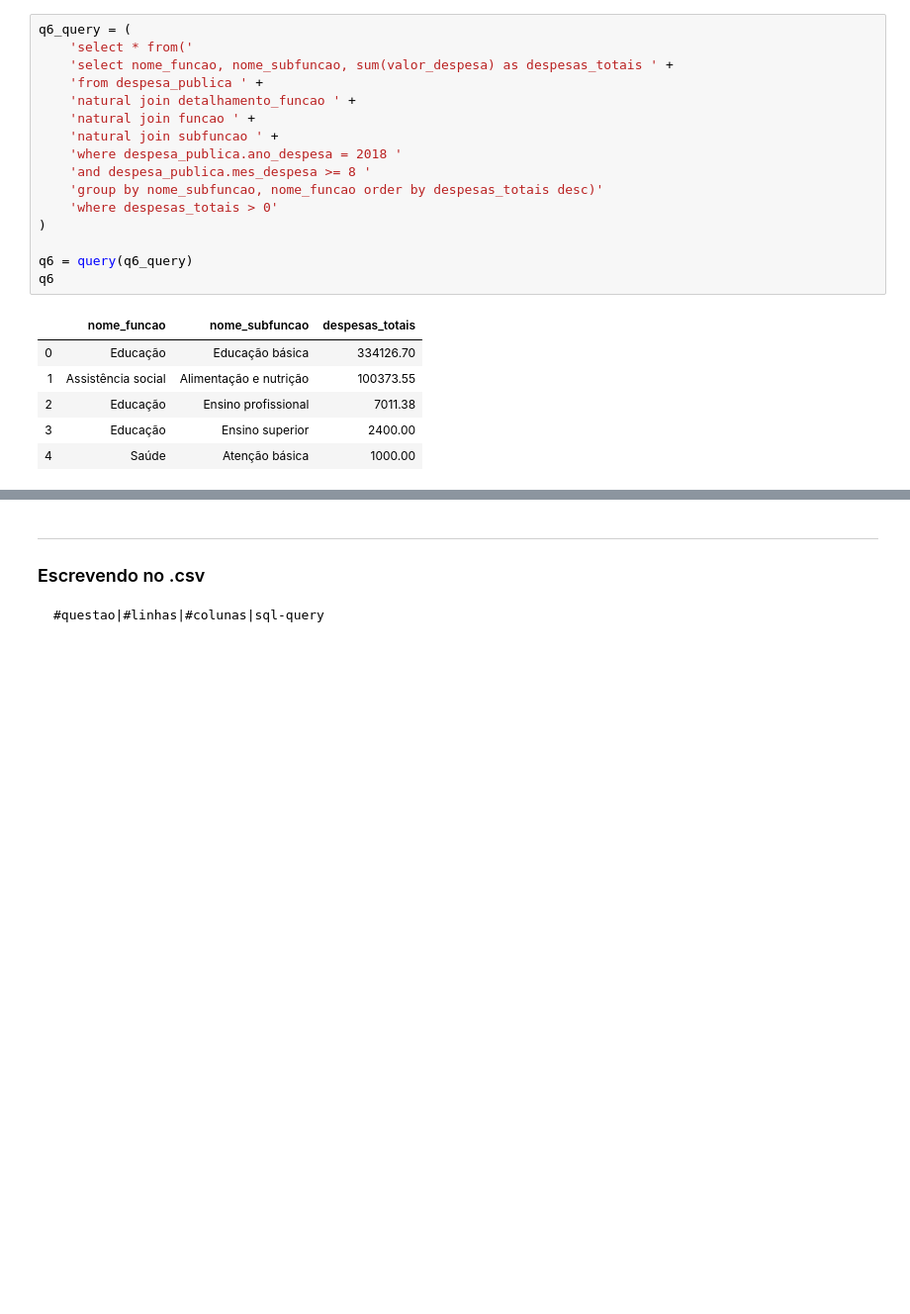
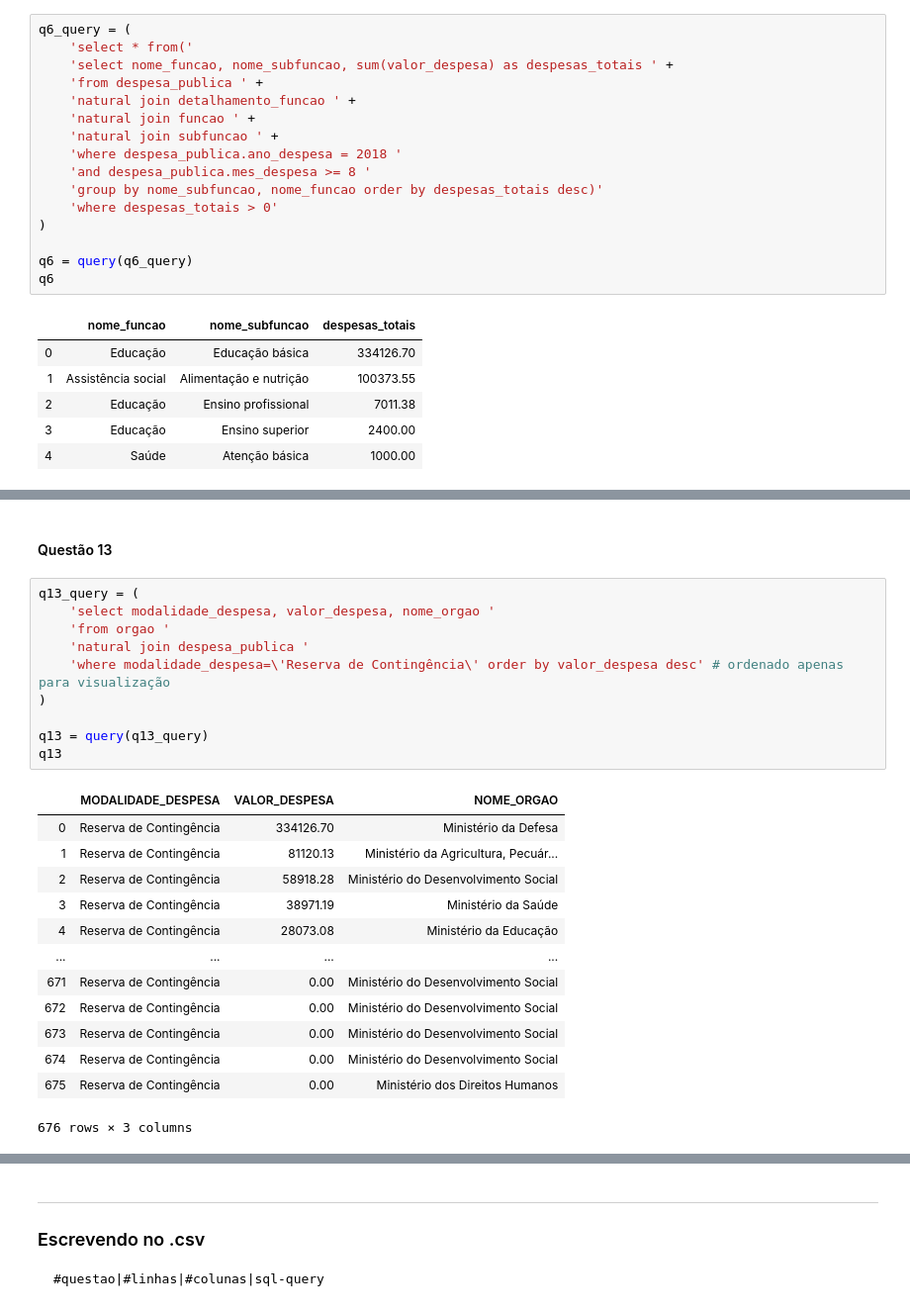
Before and after one commit to marcotmotta/ibd_20192, a Jupyter notebook: TP1/TP1.ipynb, the cells around one changed output, grey strips where cells are left out. Shown: that part at 99% size. Saved outputs shown, nothing was run; the diff lists cells and outputs as text; blank space fills up the shorter version.

```diff
--- a/TP1/TP1.ipynb
+++ b/TP1/TP1.ipynb
@@ -194,0 +221,26 @@ q6
+# %% [markdown]
+#### Questão 13
+# %%
+q13_query = (
+    'select modalidade_despesa, valor_despesa, nome_orgao '
+    'from orgao '
+    'natural join despesa_publica '
+    'where modalidade_despesa=\'Reserva de Contingência\' order by valor_despesa desc' # ordenado apenas para visualização
+)
+
+q13 = query(q13_query)
+q13
+# %% [output]
+|  | MODALIDADE_DESPESA | VALOR_DESPESA | NOME_ORGAO |
+| 0 | Reserva de Contingência | 334126.70 | Ministério da Defesa |
+| 1 | Reserva de Contingência | 81120.13 | Ministério da Agricultura, Pecuár... |
+| 2 | Reserva de Contingência | 58918.28 | Ministério do Desenvolvimento Social |
+| 3 | Reserva de Contingência | 38971.19 | Ministério da Saúde |
+| 4 | Reserva de Contingência | 28073.08 | Ministério da Educação |
+| ... | ... | ... | ... |
+| 671 | Reserva de Contingência | 0.00 | Ministério do Desenvolvimento Social |
+| 672 | Reserva de Contingência | 0.00 | Ministério do Desenvolvimento Social |
+| 673 | Reserva de Contingência | 0.00 | Ministério do Desenvolvimento Social |
+| 674 | Reserva de Contingência | 0.00 | Ministério do Desenvolvimento Social |
+| 675 | Reserva de Contingência | 0.00 | Ministério dos Direitos Humanos |
+676 rows × 3 columns
```
Also changed, not shown: parts of 8 cells of this notebook, 1 other file.
